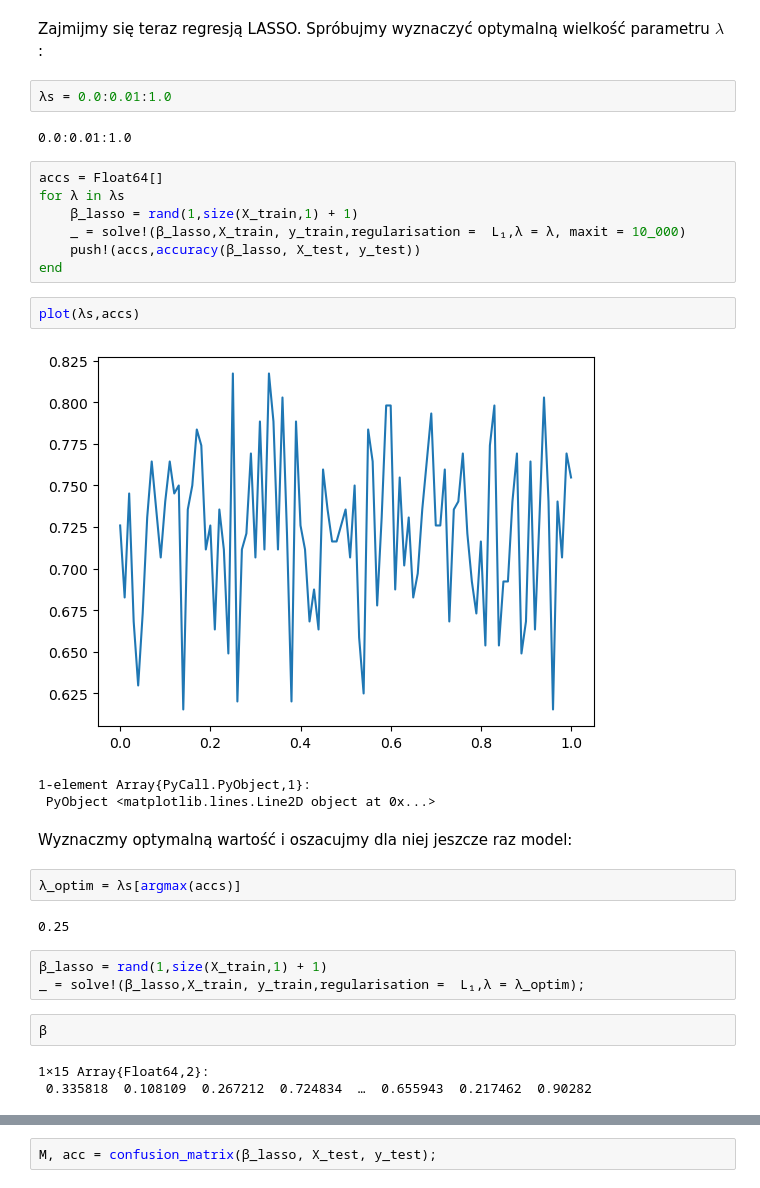
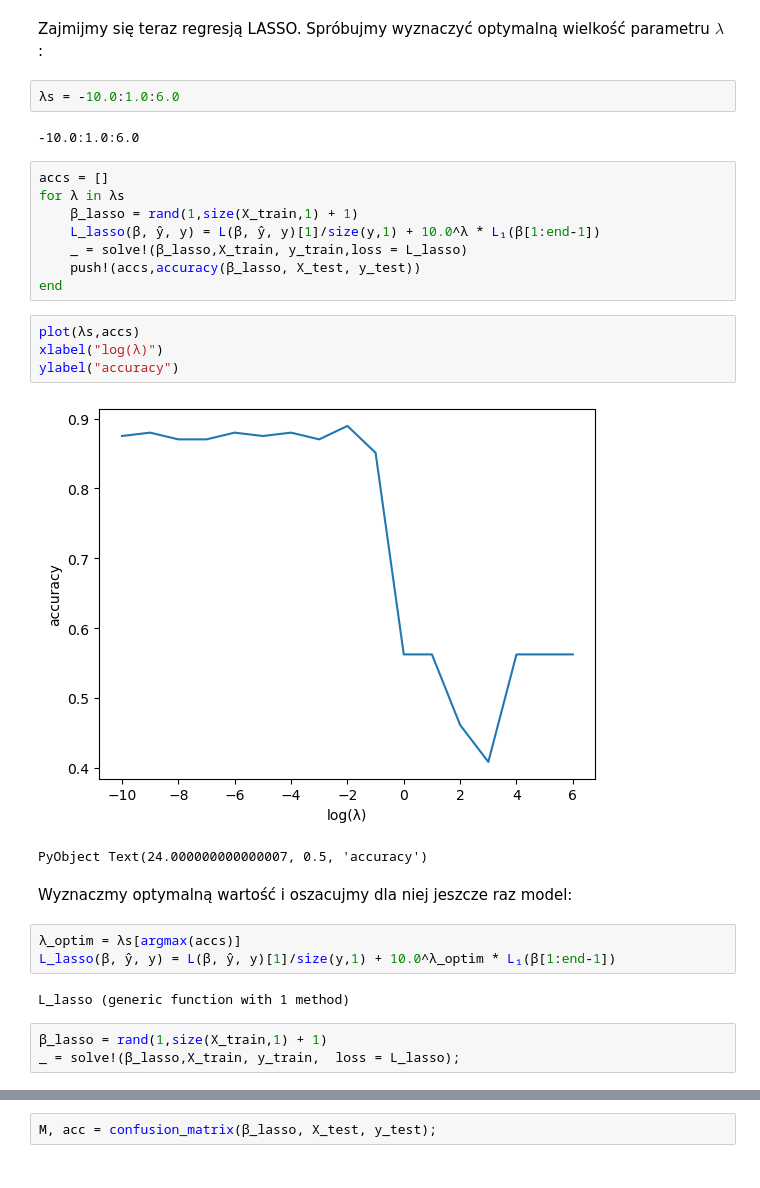
Before and after one commit to bartoszpankratz/-223490---0286--Statystyczne-Reguly-Decyzyjne--zima-2019-20, a Jupyter notebook: wykład 4/Regularyzacja_i_graficzna_ocena_klasyfikatorow.ipynb, the cells around one changed output, grey strips where cells are left out. Saved outputs shown, nothing was run; the diff lists cells and outputs as text.

```diff
--- a/wykład 4/Regularyzacja_i_graficzna_ocena_klasyfikatorow.ipynb
+++ b/wykład 4/Regularyzacja_i_graficzna_ocena_klasyfikatorow.ipynb
@@ -337,33 +329,31 @@ acc
 # %% [markdown]
 Zajmijmy się teraz regresją LASSO. Spróbujmy wyznaczyć optymalną wielkość parametru $\lambda$:
 # %%
-λs = 0.0:0.01:1.0
+λs = -10.0:1.0:6.0
 # %% [output]
-0.0:0.01:1.0
+-10.0:1.0:6.0
 # %%
-accs = Float64[]
+accs = []
 for λ in λs
     β_lasso = rand(1,size(X_train,1) + 1)
-    _ = solve!(β_lasso,X_train, y_train,regularisation =  L₁,λ = λ, maxit = 10_000)
+    L_lasso(β, ŷ, y) = L(β, ŷ, y)[1]/size(y,1) + 10.0^λ * L₁(β[1:end-1])
+    _ = solve!(β_lasso,X_train, y_train,loss = L_lasso)
     push!(accs,accuracy(β_lasso, X_test, y_test))
 end
 # %%
 plot(λs,accs)
+xlabel("log(λ)")
+ylabel("accuracy")
 # %% [output]
-[figure, old version]
+[figure, new version]
-1-element Array{PyCall.PyObject,1}:
- PyObject <matplotlib.lines.Line2D object at 0x...>
+PyObject Text(24.000000000000007, 0.5, 'accuracy')
 # %% [markdown]
 Wyznaczmy optymalną wartość i oszacujmy dla niej jeszcze raz model:
-# %%
-λ_optim = λs[argmax(accs)]
-# %% [output]
-0.25
+# %%
+λ_optim = λs[argmax(accs)]
+L_lasso(β, ŷ, y) = L(β, ŷ, y)[1]/size(y,1) + 10.0^λ_optim * L₁(β[1:end-1])
+# %% [output]
+L_lasso (generic function with 1 method)
 # %%
 β_lasso = rand(1,size(X_train,1) + 1)
-_ = solve!(β_lasso,X_train, y_train,regularisation =  L₁,λ = λ_optim);
+_ = solve!(β_lasso,X_train, y_train,  loss = L_lasso);
-# %%
-β
-# %% [output]
-1×15 Array{Float64,2}:
- 0.335818  0.108109  0.267212  0.724834  …  0.655943  0.217462  0.90282
```
Also changed, not shown: parts of 22 cells of this notebook, 2 other files.
